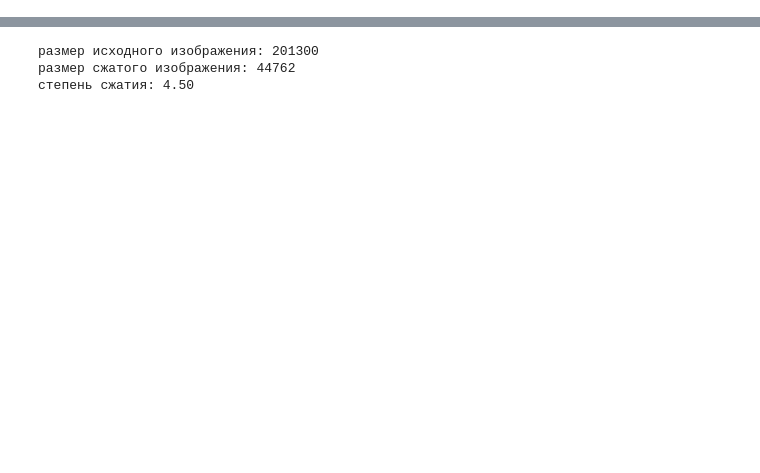
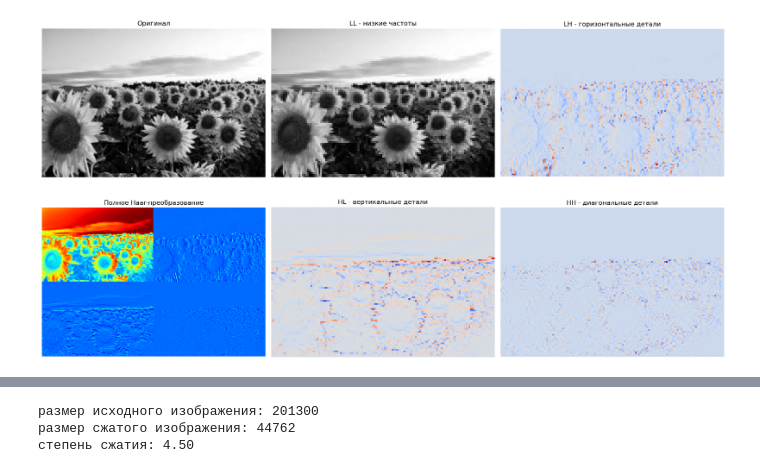
Before and after one commit to danyagalkin2/OI, a Jupyter notebook: practice7_8/task7_8.ipynb, the cells around one changed output, grey strips where cells are left out. Cells and saved outputs as stored; diff of their text form; code cells hidden in the pictures; blank space fills up the shorter version.

```diff
--- a/practice7_8/task7_8.ipynb
+++ b/practice7_8/task7_8.ipynb
@@ -26,10 +27,24 @@ def haar_transform(image):
     HL = result[rows // 2:, :columns // 2]
     HH = result[rows // 2:, columns // 2:]
 
-    return LL, LH, HL, HH
+    return LL, LH, HL, HH, result
 
-LL, LH, HL, HH = haar_transform(img)
+LL, LH, HL, HH, result = haar_transform(img)
 n_quants = 4
+# %%
+plt.figure(figsize=(18, 10))
+plt.subplot(2, 3, 1); plt.imshow(img, cmap='gray'); plt.title('Оригинал'); plt.axis('off')
+plt.subplot(2, 3, 4); plt.imshow(result, cmap='jet'); plt.title('Полное Haar-преобразование'); plt.axis('off')
+
+plt.subplot(2, 3, 2); plt.imshow(LL, cmap='gray'); plt.title('LL - низкие частоты'); plt.axis('off')
+plt.subplot(2, 3, 3); plt.imshow(LH, cmap='coolwarm'); plt.title('LH - горизонтальные детали'); plt.axis('off')
+plt.subplot(2, 3, 5); plt.imshow(HL, cmap='coolwarm'); plt.title('HL - вертикальные детали'); plt.axis('off')
+plt.subplot(2, 3, 6); plt.imshow(HH, cmap='coolwarm'); plt.title('HH - диагональные детали'); plt.axis('off')
+
+plt.tight_layout()
+plt.show()
+# %% [output]
+[figure, added]
 # %%
 def quantize(coeffs, n_quants):
     min_val = np.min(coeffs)
```
Also changed, not shown: parts of 2 cells of this notebook.
